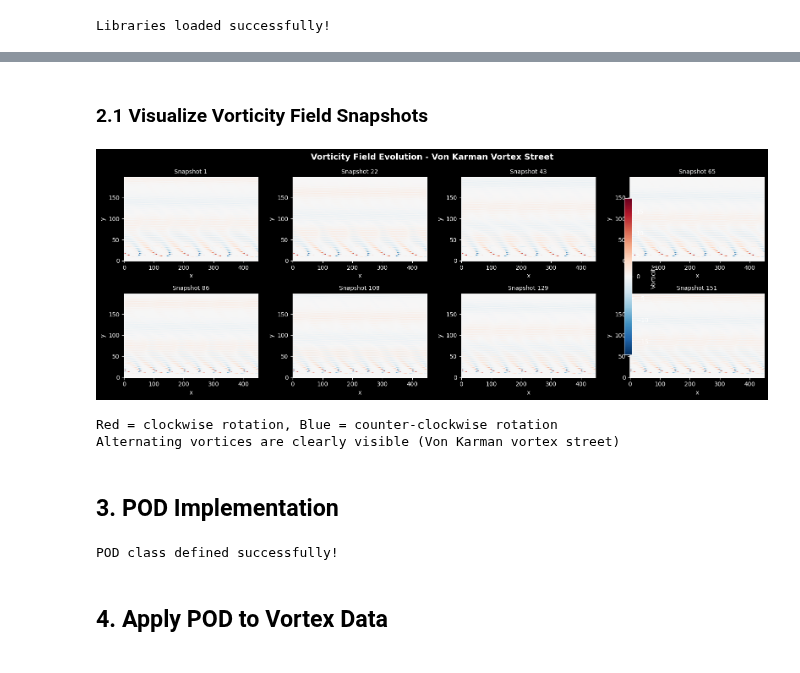
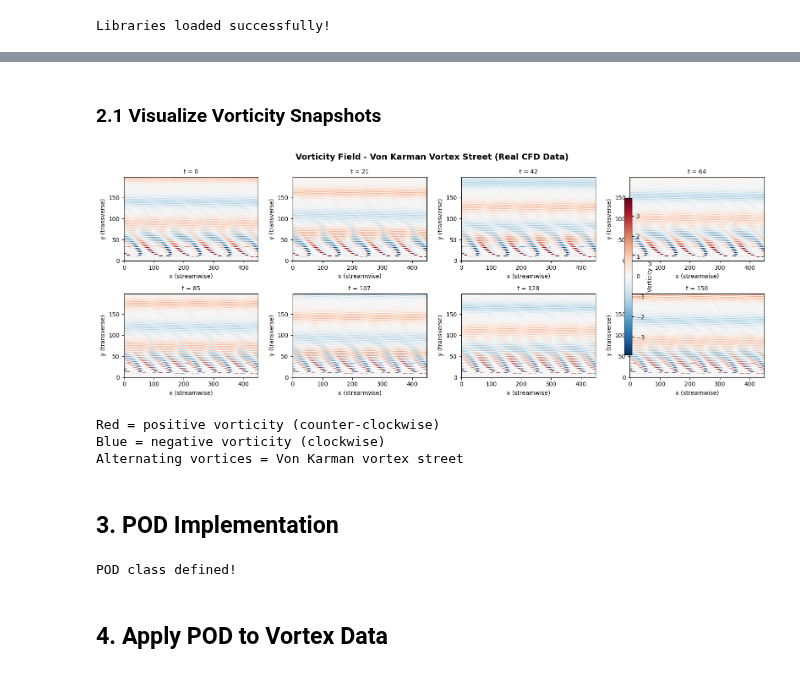
Before and after one commit to rezamirzaei/POD_Analysis_for_vortex_shedding_data, a Jupyter notebook: pod_analysis.ipynb, the cells around one changed output, grey strips where cells are left out. Cells and saved outputs as stored; diff of their text form; code cells hidden in the pictures.

```diff
--- a/pod_analysis.ipynb
+++ b/pod_analysis.ipynb
@@ -31,6 +30,8 @@ warnings.filterwarnings('ignore')
 
 plt.rcParams['figure.figsize'] = [12, 8]
 plt.rcParams['figure.dpi'] = 100
+plt.style.use('default')
+
 
 print('Libraries loaded successfully!')
 # %% [output]
@@ -116,43 +81,39 @@ Data matrix for POD:
 # %% [markdown]
-### 2.1 Visualize Vorticity Field Snapshots
+### 2.1 Visualize Vorticity Snapshots
 # %%
-# Visualize some snapshots of the vorticity field
 fig, axes = plt.subplots(2, 4, figsize=(16, 6))
-fig.suptitle('Vorticity Field Evolution - Von Karman Vortex Street', fontsize=14, fontweight='bold')
+fig.suptitle('Vorticity Field - Von Karman Vortex Street (Real CFD Data)', fontsize=14, fontweight='bold')
 
-snapshot_indices = np.linspace(0, n_snapshots-1, 8, dtype=int)
+indices = np.linspace(0, n_snapshots-1, 8, dtype=int)
+vmax = np.percentile(np.abs(VORTALL), 99)
 
 for i, ax in enumerate(axes.flat):
-    idx = snapshot_indices[i]
-    vort_field = VORTALL[:, idx].reshape(ny, nx)
+    idx = indices[i]
+    # Reshape column-major (Fortran order) and transpose for correct orientation
+    field = VORTALL[:, idx].reshape((ny, nx), order='C')
 
-    vmax = np.abs(vort_field).max()
-    im = ax.imshow(vort_field, cmap='RdBu_r', aspect='auto',
+    im = ax.imshow(field, cmap='RdBu_r', aspect='auto',
                    vmin=-vmax, vmax=vmax, origin='lower')
-    ax.set_title(f'Snapshot {idx+1}', fontsize=10)
-    ax.set_xlabel('x')
-    ax.set_ylabel('y')
+    ax.set_title(f't = {idx}', fontsize=10)
+    ax.set_xlabel('x (streamwise)')
+    ax.set_ylabel('y (transverse)')
 
-plt.colorbar(im, ax=axes, label='Vorticity', shrink=0.8)
+plt.colorbar(im, ax=axes, label='Vorticity ω', shrink=0.8)
 plt.tight_layout()
 plt.show()
 
-print('Red = clockwise rotation, Blue = counter-clockwise rotation')
-print('Alternating vortices are clearly visible (Von Karman vortex street)')
+print('Red = positive vorticity (counter-clockwise)')
+print('Blue = negative vorticity (clockwise)')
+print('Alternating vortices = Von Karman vortex street')
 # %% [output]
-[figure, old version]
+[figure, new version]
-Red = clockwise rotation, Blue = counter-clockwise rotation
-Alternating vortices are clearly visible (Von Karman vortex street)
+Red = positive vorticity (counter-clockwise)
+Blue = negative vorticity (clockwise)
+Alternating vortices = Von Karman vortex street
 # %% [markdown]
 ## 3. POD Implementation
 # %%
 class POD:
-    '''
-    Proper Orthogonal Decomposition for fluid dynamics data.
-
-    POD finds the optimal basis to represent the flow field
-    by extracting coherent structures ordered by energy content.
-    '''
     def __init__(self):
         self.modes = None
         self.singular_values = None
@@ -162,31 +123,24 @@ class POD:
         self.cumulative_energy = None
 
     def fit(self, X):
-        '''Compute POD from snapshot matrix X (snapshots as rows).'''
-        # Remove mean (Reynolds decomposition)
         self.mean = np.mean(X, axis=0)
-        X_fluct = X - self.mean
-
-        # SVD decomposition
-        U, sigma, Vt = np.linalg.svd(X_fluct, full_matrices=False)
+        X_centered = X - self.mean
+        U, sigma, Vt = np.linalg.svd(X_centered, full_matrices=False)
 
         self.singular_values = sigma
         self.modes = Vt.T  # Spatial modes (columns)
-        self.temporal_coeffs = U @ np.diag(sigma)  # Temporal coefficients
+        self.temporal_coeffs = U * sigma  # Temporal coefficients
 
-        # Energy content
         total_energy = np.sum(sigma**2)
         self.energy_per_mode = (sigma**2) / total_energy
         self.cumulative_energy = np.cumsum(self.energy_per_mode)
-
         return self
 
     def reconstruct(self, n_modes):
-        '''Reconstruct flow field using n_modes.'''
         return self.temporal_coeffs[:, :n_modes] @ self.modes[:, :n_modes].T + self.mean
 
-print('POD class defined successfully!')
+print('POD class defined!')
 # %% [output]
-POD class defined successfully!
+POD class defined!
 # %% [markdown]
 ## 4. Apply POD to Vortex Data
```
Also changed, not shown: parts of 46 cells of this notebook.
